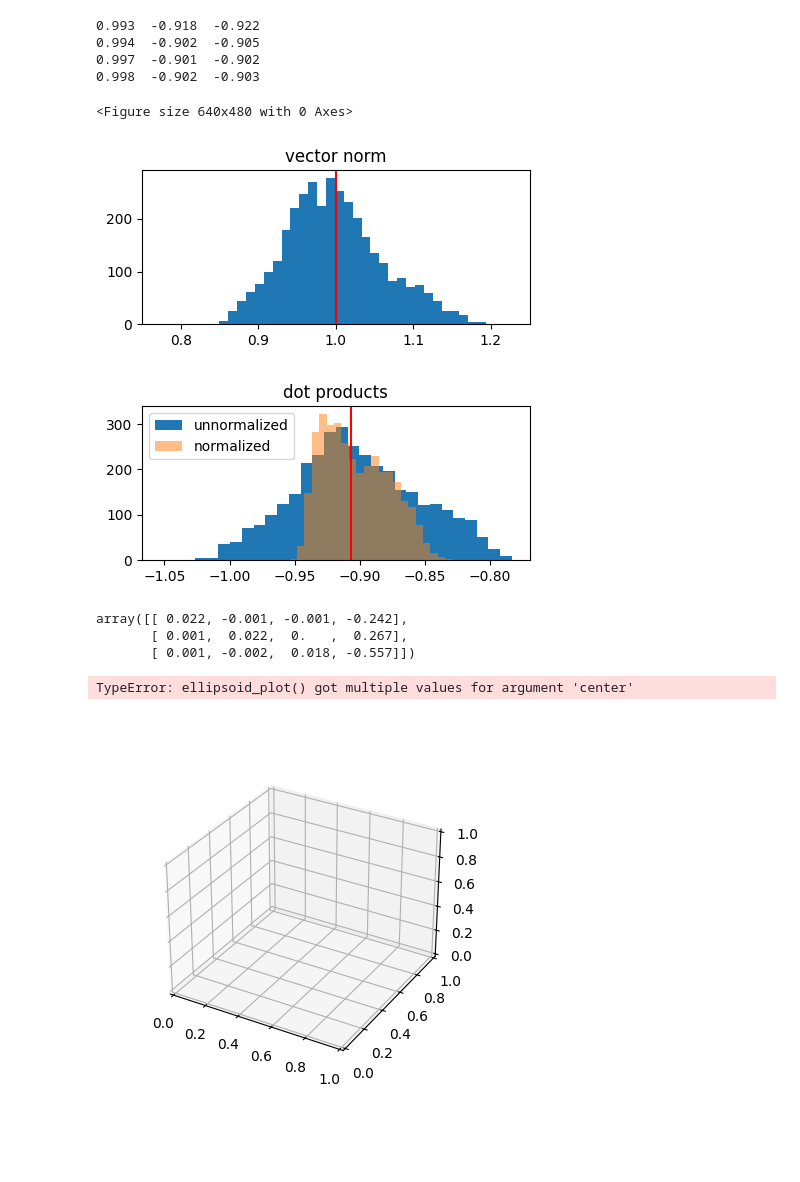
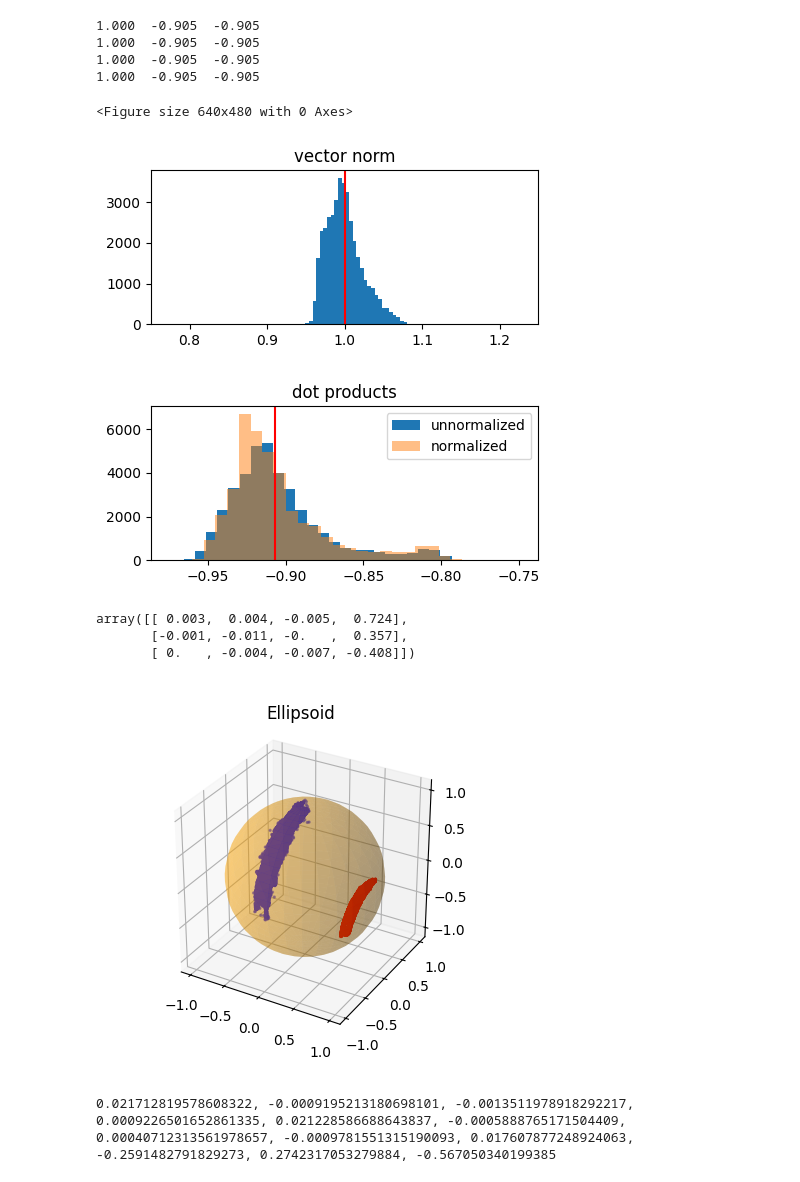
Before and after one commit to the-entire-country-of-ireland/moonfinder, a Jupyter notebook: scripts/magacc.ipynb, the cells around one changed output. Cells and saved outputs as stored; diff of their text form; code cells hidden in the pictures; blank space fills up the shorter version.

```diff
--- a/scripts/magacc.ipynb
+++ b/scripts/magacc.ipynb
@@ -6,7 +6,11 @@ from analysis import *
 
 np.set_printoptions(precision=3, suppress=True)
 # %%
-mag_raw, acc = load_data("data/magacc_readings_14.txt", atol=0.3)
+data = np.loadtxt("data/gyroacc.txt")
+mag_raw = data[:, 0:3]
+acc = data[:, 3:6]
+gyro = data[:, 6:9]
+dts = data[:, 9] * 1e-4
 T = -0.907
 
 cal = StreamingExactCalibration(target_dot=T, alpha=1.0, beta=1.0)
@@ -21,7 +25,7 @@ A = acc / np.linalg.norm(acc, axis=1, keepdims=True)
 print(f"{grade(M,M)[0].item():.03f}  {grade(A,M)[0].item():.03f}  {grade(A,Mn)[0].item():.03f}")
 
 for i in range(3):
-    cal = StreamingExactCalibration(target_dot=T, alpha=4.0, beta=1.0)
+    cal = StreamingExactCalibration(target_dot=T, alpha=1.0, beta=1.0)
     for m_raw, a in zip(mag_raw, acc):
         cal.update(m_raw, a, W0=W_hat)
     W_hat, Q_hat, info = cal.solve(W0=W_hat)
@@ -34,10 +38,10 @@ for i in range(3):
 A_hat = W_hat[:, :3]
 b_hat = W_hat[:, 3]
 # %% [output]
-0.993  -0.918  -0.922
-0.994  -0.902  -0.905
-0.997  -0.901  -0.902
-0.998  -0.902  -0.903
+1.000  -0.905  -0.905
+1.000  -0.905  -0.905
+1.000  -0.905  -0.905
+1.000  -0.905  -0.905
 # %%
 %matplotlib inline
 
@@ -66,30 +70,34 @@ plt.legend(loc=0)
 plt.show()
 # %% [output]
 <Figure size 640x480 with 0 Axes>
-[figure, old version]
+[figure, new version]
-[figure, old version]
+[figure, new version]
 # %%
 W_hat
 # %% [output]
-array([[ 0.022, -0.001, -0.001, -0.242],
-       [ 0.001,  0.022,  0.   ,  0.267],
-       [ 0.001, -0.002,  0.018, -0.557]])
+array([[ 0.003,  0.004, -0.005,  0.724],
+       [-0.001, -0.011, -0.   ,  0.357],
+       [ 0.   , -0.004, -0.007, -0.408]])
 # %%
 %matplotlib widget
 plt.clf()
 fig = plt.figure(figsize=(4, 4))
 ax = fig.add_subplot(111, projection='3d')
 
 M = (A_hat @ mag_raw.T).T + b_hat
 A = acc / np.linalg.norm(acc, axis=1, keepdims=True)
-ellipsoid_plot(ax, center=np.zeros(3), R=np.eye(3), radii=np.ones(3))
+plot_ellipsoid(ax, center=np.zeros(3), R=np.eye(3), radii=np.ones(3))
 
 ax.scatter(*M.T, c='red', marker='o', s=2, alpha=0.5, label='Mag')
 ax.scatter(*A.T, c='blue', marker='o', s=2, alpha=0.5, label='Accel')
 
 plt.show()
 # %% [output]
-TypeError: ellipsoid_plot() got multiple values for argument 'center'
-[figure, old version]
+[figure, new version]
 # %%
 serialize(A_hat, b_hat)
+# %% [output]
+0.021712819578608322, -0.0009195213180698101, -0.0013511978918292217,
+0.0009226501652861335, 0.021228586688643837, -0.0005888765171504409,
+0.00040712313561978657, -0.0009781551315190093, 0.017607877248924063,
+-0.2591482791829273, 0.2742317053279884, -0.567050340199385
```
Also changed, not shown: 38 other files.
